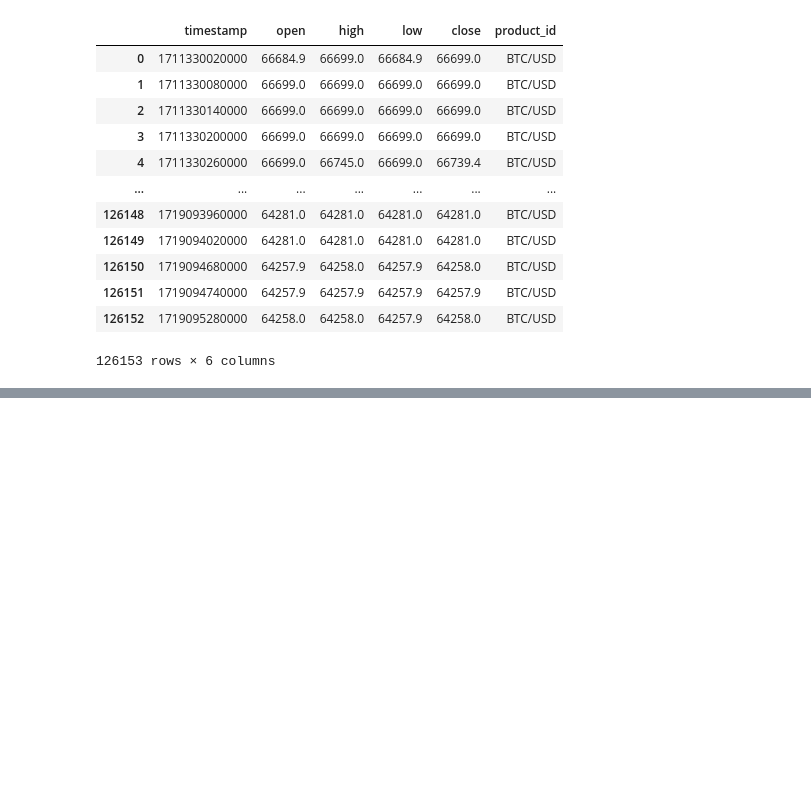
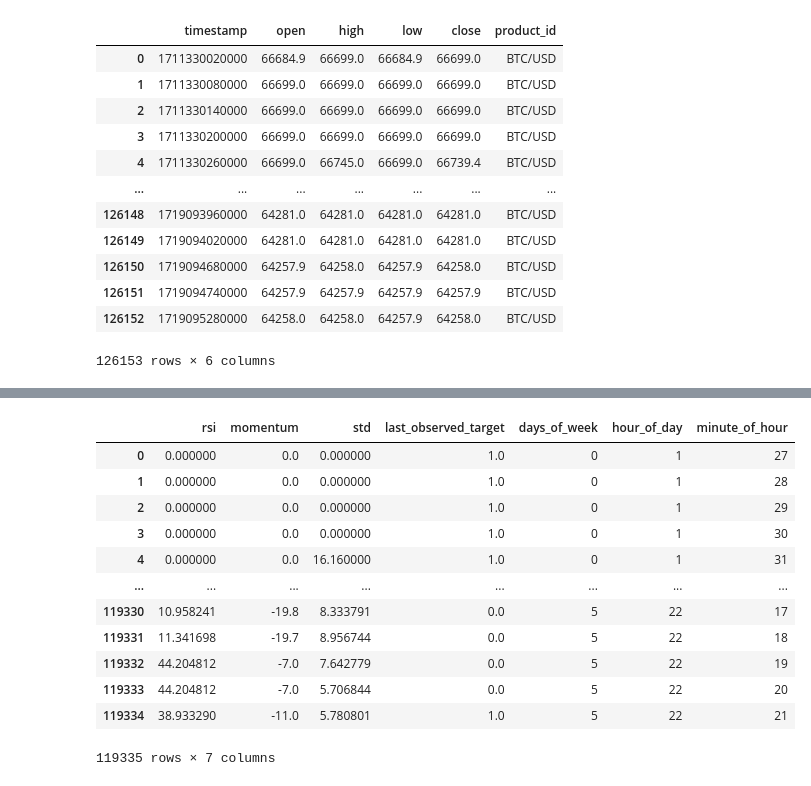
Before and after one commit to shahnoor77/real-time-ML-system, a Jupyter notebook: services/price_predictor/notebooks/training.ipynb, the cells around one changed output, grey strips where cells are left out. Saved outputs shown, nothing was run; the diff lists cells and outputs as text; code cells hidden in the pictures; blank space fills up the shorter version.

```diff
--- a/services/price_predictor/notebooks/training.ipynb
+++ b/services/price_predictor/notebooks/training.ipynb
@@ -231,0 +268,16 @@ X_train
+# %%
+X_train_
+# %% [output]
+|  | rsi | momentum | std | last_observed_target | days_of_week | hour_of_day | minute_of_hour |
+| 0 | 0.000000 | 0.0 | 0.000000 | 1.0 | 0 | 1 | 27 |
+| 1 | 0.000000 | 0.0 | 0.000000 | 1.0 | 0 | 1 | 28 |
+| 2 | 0.000000 | 0.0 | 0.000000 | 1.0 | 0 | 1 | 29 |
+| 3 | 0.000000 | 0.0 | 0.000000 | 1.0 | 0 | 1 | 30 |
+| 4 | 0.000000 | 0.0 | 16.160000 | 1.0 | 0 | 1 | 31 |
+| ... | ... | ... | ... | ... | ... | ... | ... |
+| 119330 | 10.958241 | -19.8 | 8.333791 | 0.0 | 5 | 22 | 17 |
+| 119331 | 11.341698 | -19.7 | 8.956744 | 0.0 | 5 | 22 | 18 |
+| 119332 | 44.204812 | -7.0 | 7.642779 | 0.0 | 5 | 22 | 19 |
+| 119333 | 44.204812 | -7.0 | 5.706844 | 0.0 | 5 | 22 | 20 |
+| 119334 | 38.933290 | -11.0 | 5.780801 | 1.0 | 5 | 22 | 21 |
+119335 rows × 7 columns
```
Also changed, not shown: parts of 15 cells of this notebook.
